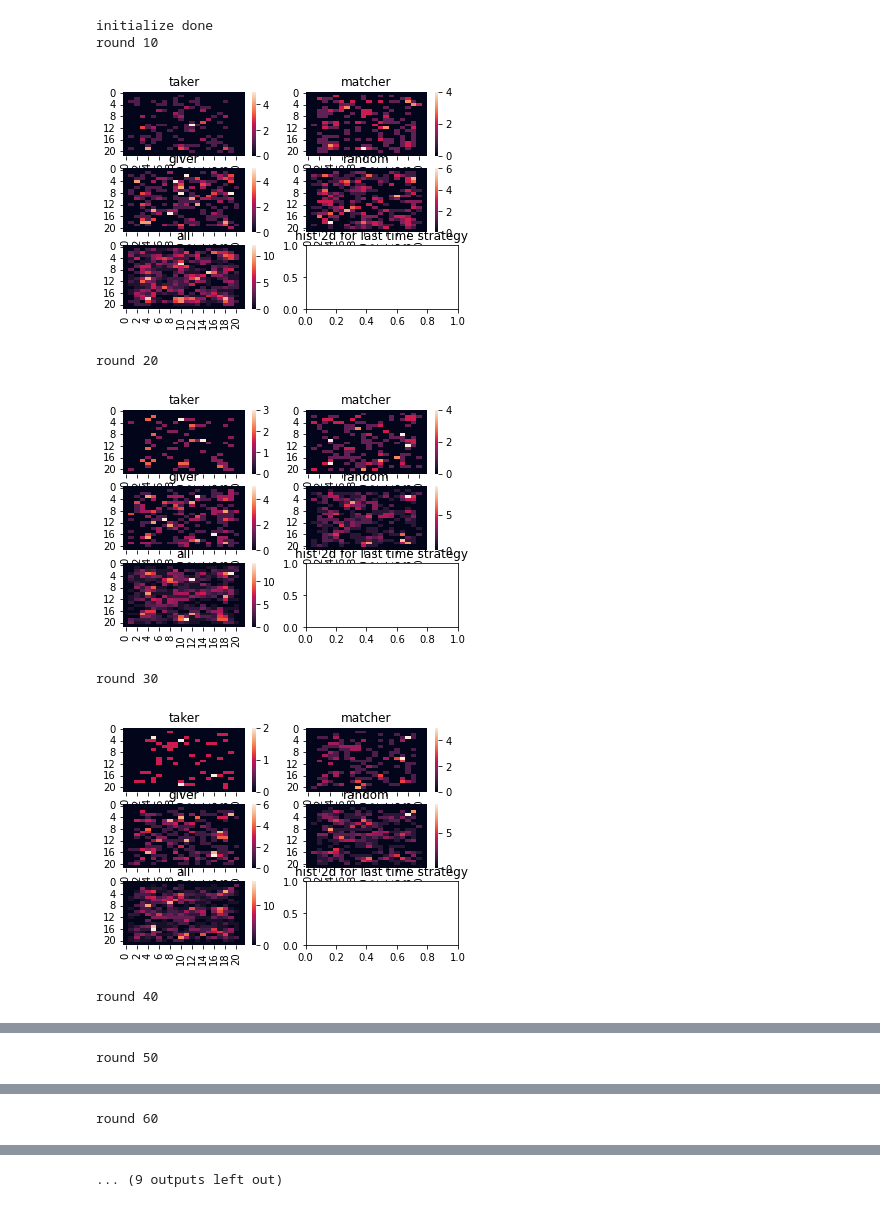
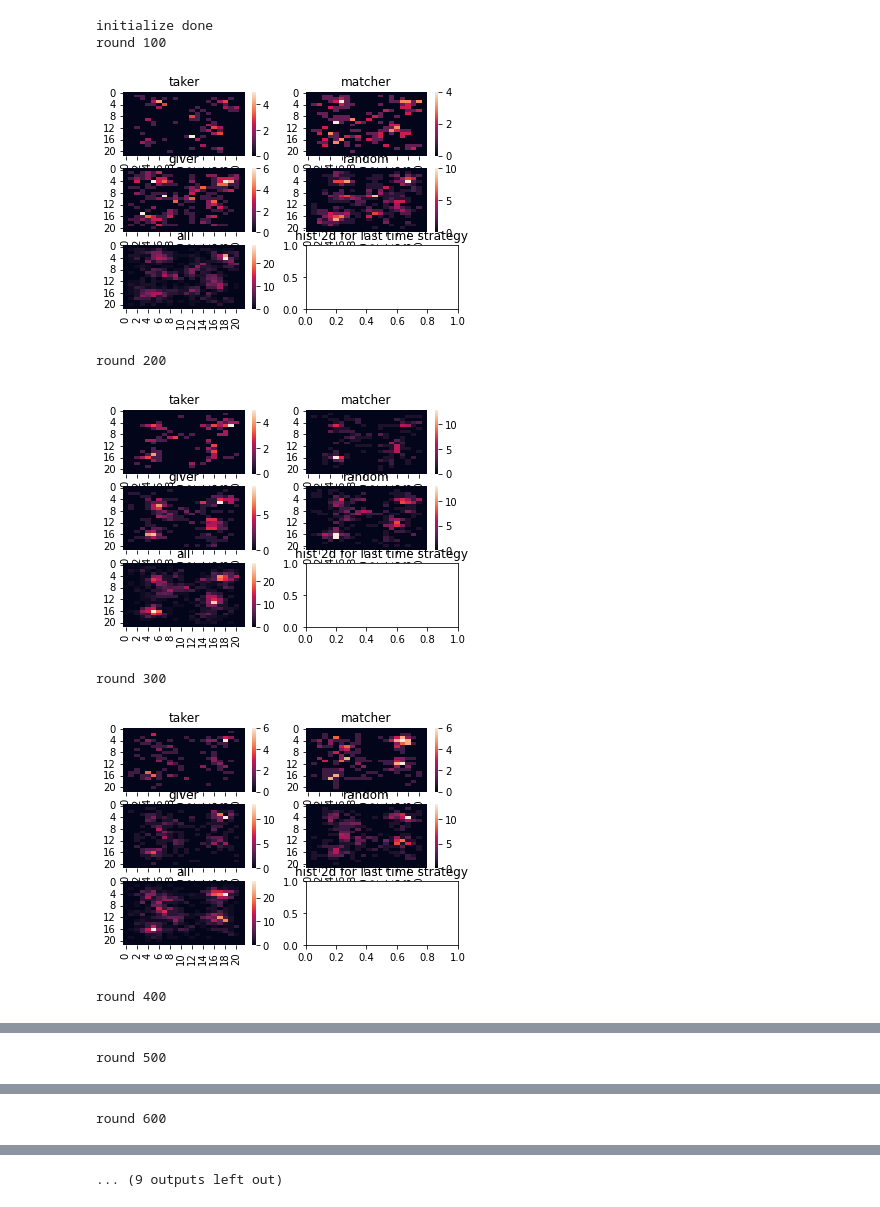
Before and after one commit to rokaboNatttsu/---------, a Jupyter notebook: first.ipynb, the cells around one changed output, grey strips where cells are left out. Drawn from its saved outputs; the diff is of its cells as text; code cells hidden in the pictures.

```diff
--- a/first.ipynb
+++ b/first.ipynb
@@ -398,10 +425,13 @@ class Simulator:
 #   デフォルト条件
 simulator = Simulator()  #   SQR=20, AGENT_NUM=1000, ASSEMBLY_PARAM=1, PRESSHURE_2_CENTER=0.01
 print("initialize done")
-ROUND = 100
+ROUND = 1000
 for r in range(ROUND):
     simulator.run()
-    if r % (ROUND // 10) == 9:
+    if ROUND <= 10:
+        print("round", r+1)
+        simulator.plot_2d_hist_for_strategy()
+    elif r % (ROUND // 10) == ROUND // 10 - 1:
         print("round", r+1)
         simulator.plot_2d_hist_for_strategy()
 
@@ -428,21 +454,24 @@ simulator.plot_current_point_histgrams()
 # %%
-#   集団を作りにくく、集団間を移動しやすいい条件
+#   集団を作りにくく、集団間を移動しやすい条件
 simulator = Simulator(ASSEMBLY_PARAM=0.3)  #   SQR=20, AGENT_NUM=1000, ASSEMBLY_PARAM=1, PRESSHURE_2_CENTER=0.01
 print("initialize done")
-ROUND = 100
+ROUND = 1000
 for r in range(ROUND):
     simulator.run()
-    if r % (ROUND // 10) == 9:
+    if ROUND <= 10:
+        print("round", r+1)
+        simulator.plot_2d_hist_for_strategy()
+    elif r % (ROUND // 10) == ROUND // 10 - 1:
         print("round", r+1)
         simulator.plot_2d_hist_for_strategy()
 
 _ = simulator.plot_transition_number_of_strategy()
 # %% [output]
 initialize done
-round 10
+round 100
-[figure, old version]
+[figure, new version]
-round 20
+round 200
-[figure, old version]
+[figure, new version]
-round 30
+round 300
-[figure, old version]
+[figure, new version]
-round 40
+round 400
@@ -450 +479 @@ round 40
-round 50
+round 500
@@ -452 +481 @@ round 50
-round 60
+round 600
```
Also changed, not shown: parts of 6 cells of this notebook, 3 other files.
